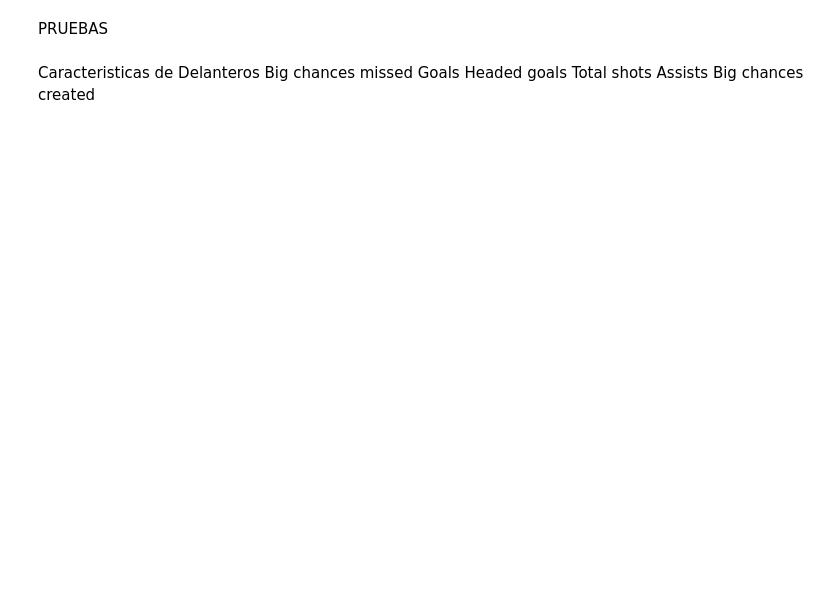
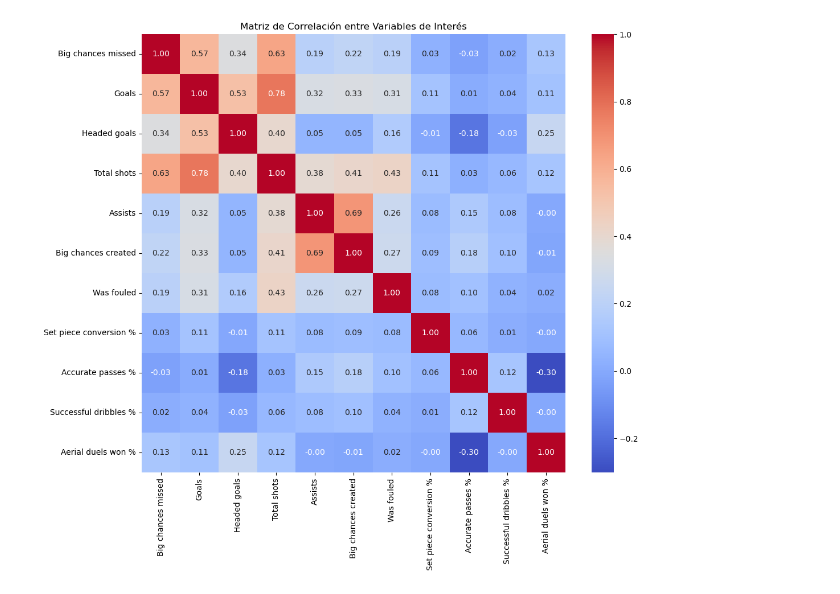
Before and after one commit to Carlos2607-a/FutMacth, a Jupyter notebook: Modelos/Modelo Delanteros 2.ipynb, the cells around one changed output. Drawn from its saved outputs; the diff is of its cells as text; code cells hidden in the pictures; blank space fills up the shorter version.

```diff
--- a/Modelos/Modelo Delanteros 2.ipynb
+++ b/Modelos/Modelo Delanteros 2.ipynb
@@ -13,5 +13,19 @@ import plotly.graph_objects as go
-# %% [markdown]
-PRUEBAS
-# %% [markdown]
-Caracteristicas de Delanteros
-Big chances missed	Goals	Headed goals	Total shots	  Assists	 Big chances created
+# %%
+
+
+#Seleccionar las variables de interés
+variables_interes = ['Big chances missed','Goals','Headed goals','Total shots','Assists','Big chances created','Was fouled','Set piece conversion %','Accurate passes %','Successful dribbles %','Aerial duels won %']
+
+# Crear un nuevo DataFrame con solo las variables de interés
+df_interes = Data[variables_interes]
+
+# Calcular la matriz de correlación
+correlacion = df_interes.corr()
+
+# Visualizar la matriz de correlación con un mapa de calor
+plt.figure(figsize=(12, 10))
+sns.heatmap(correlacion, annot=True, cmap='coolwarm', fmt=".2f")
+plt.title('Matriz de Correlación entre Variables de Interés')
+plt.show()
+# %% [output]
+[figure, added]
```
Also changed, not shown: parts of 13 cells of this notebook, 16 other files.
